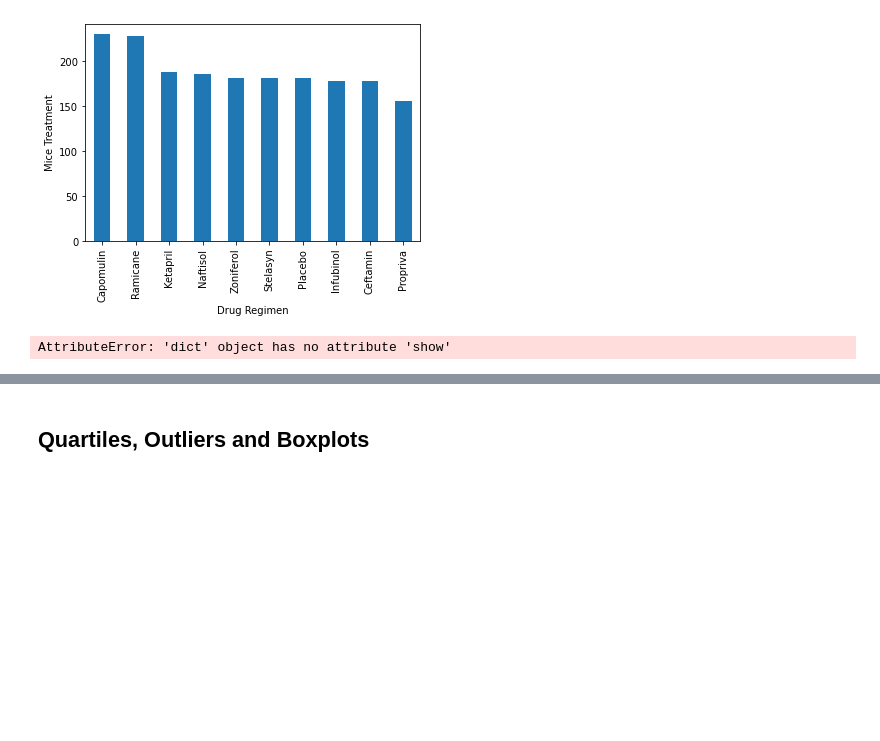
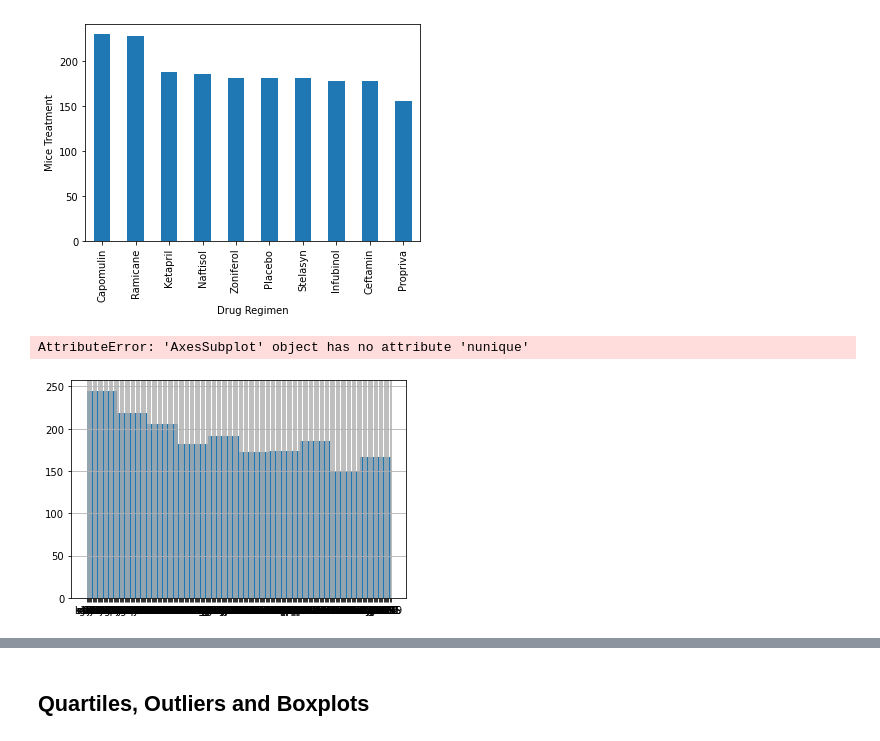
Before and after one commit to Hootie96/The_Power_of_Plots, a Jupyter notebook: Code Files/05-Matplotlib_HW_Instructions_Pymaceuticals_pymaceuticals_starter.ipynb, the cells around one changed output, grey strips where cells are left out. Cells and saved outputs as stored; diff of their text form; code cells hidden in the pictures; blank space fills up the shorter version.

```diff
--- a/Code Files/05-Matplotlib_HW_Instructions_Pymaceuticals_pymaceuticals_starter.ipynb
+++ b/Code Files/05-Matplotlib_HW_Instructions_Pymaceuticals_pymaceuticals_starter.ipynb
@@ -154,19 +154,25 @@ plt.show()
 # %%
 # Generate a bar plot showing the total number of unique mice tested on each drug regimen using pyplot.
 #unique function to find the number of mice
-count_cap = lab_data.loc[lab_data['Drug Regimen'] == 'Capomulin' ]
-count_ram = lab_data.loc[lab_data['Drug Regimen'] == 'Ramicane']
-count_ket = lab_data.loc[lab_data['Drug Regimen'] == 'Ketapril']
-count_naf = lab_data.loc[lab_data['Drug Regimen'] == 'Naftisol']
-count_zon = lab_data.loc[lab_data['Drug Regimen'] == 'Zoniferol']
-count_ste = lab_data.loc[lab_data['Drug Regimen'] == 'Stelasyn']
-count_pla = lab_data.loc[lab_data['Drug Regimen'] == 'Placebo']
-count_inf = lab_data.loc[lab_data['Drug Regimen'] == 'Infubinol']
-count_cef = lab_data.loc[lab_data['Drug Regimen'] == 'Ceftamin']
-count_pro = lab_data.loc[lab_data['Drug Regimen'] == 'Propriva']
-
-bar_data = {'Capomulin': count_cap.nunique()}
+#count_cap = lab_data.loc[lab_data['Drug Regimen'] == 'Capomulin' ]
+#count_ram = lab_data.loc[lab_data['Drug Regimen'] == 'Ramicane']
+#count_ket = lab_data.loc[lab_data['Drug Regimen'] == 'Ketapril']
+#count_naf = lab_data.loc[lab_data['Drug Regimen'] == 'Naftisol']
+#count_zon = lab_data.loc[lab_data['Drug Regimen'] == 'Zoniferol']
+#count_ste = lab_data.loc[lab_data['Drug Regimen'] == 'Stelasyn']
+#count_pla = lab_data.loc[lab_data['Drug Regimen'] == 'Placebo']
+#count_inf = lab_data.loc[lab_data['Drug Regimen'] == 'Infubinol']
+#count_cef = lab_data.loc[lab_data['Drug Regimen'] == 'Ceftamin']
+#count_pro = lab_data.loc[lab_data['Drug Regimen'] == 'Propriva']
+#counts_mice = {'Capomulin': count_cap.nunique()['Mouse ID'],
+               #'Ramicane': count_ram.nunique()['Mouse ID'],'Ketapril': count_ket.nunique()['Mouse ID'],
+               #'Naftisol': count_naf.nunique()['Mouse ID'], 'Zoniferol': count_zon.nunique()['Mouse ID'],
+               #'Stelasyn': count_ste.nunique()['Mouse ID'],'Placebo': count_pla.nunique()['Mouse ID'],
+               #'Infubinol':count_inf.nunique()['Mouse ID'],'Ceftamin': count_cef.nunique()['Mouse ID'],
+               #'Propriva': count_pro.nunique()['Mouse ID']}
+#regimens = list(counts_mice)
 # %% [output]
-AttributeError: 'dict' object has no attribute 'show'
+AttributeError: 'AxesSubplot' object has no attribute 'nunique'
+[figure, added]
 # %%
 # Generate a pie plot showing the distribution of female versus male mice using pandas
```
Also changed, not shown: parts of 1 cell of this notebook.
